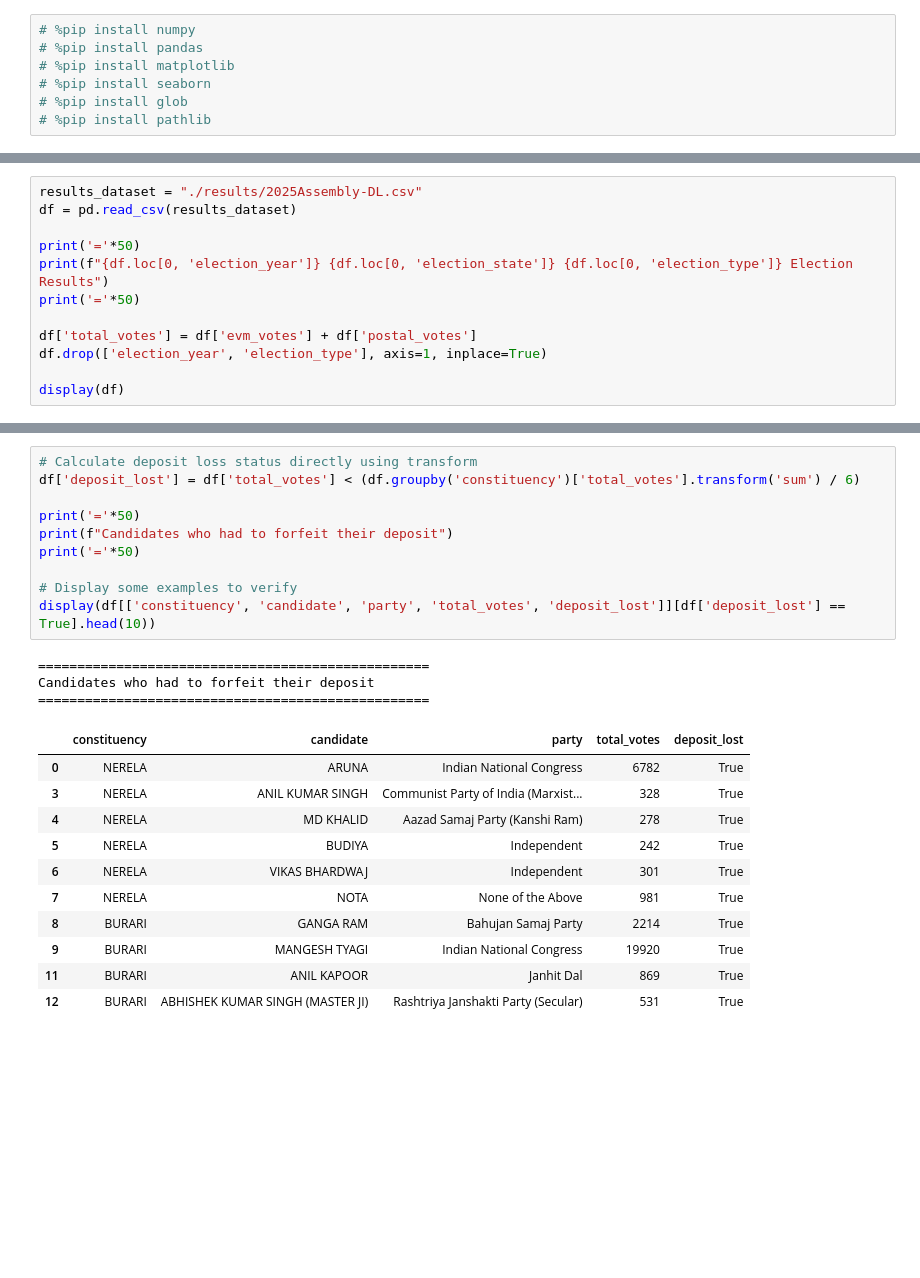
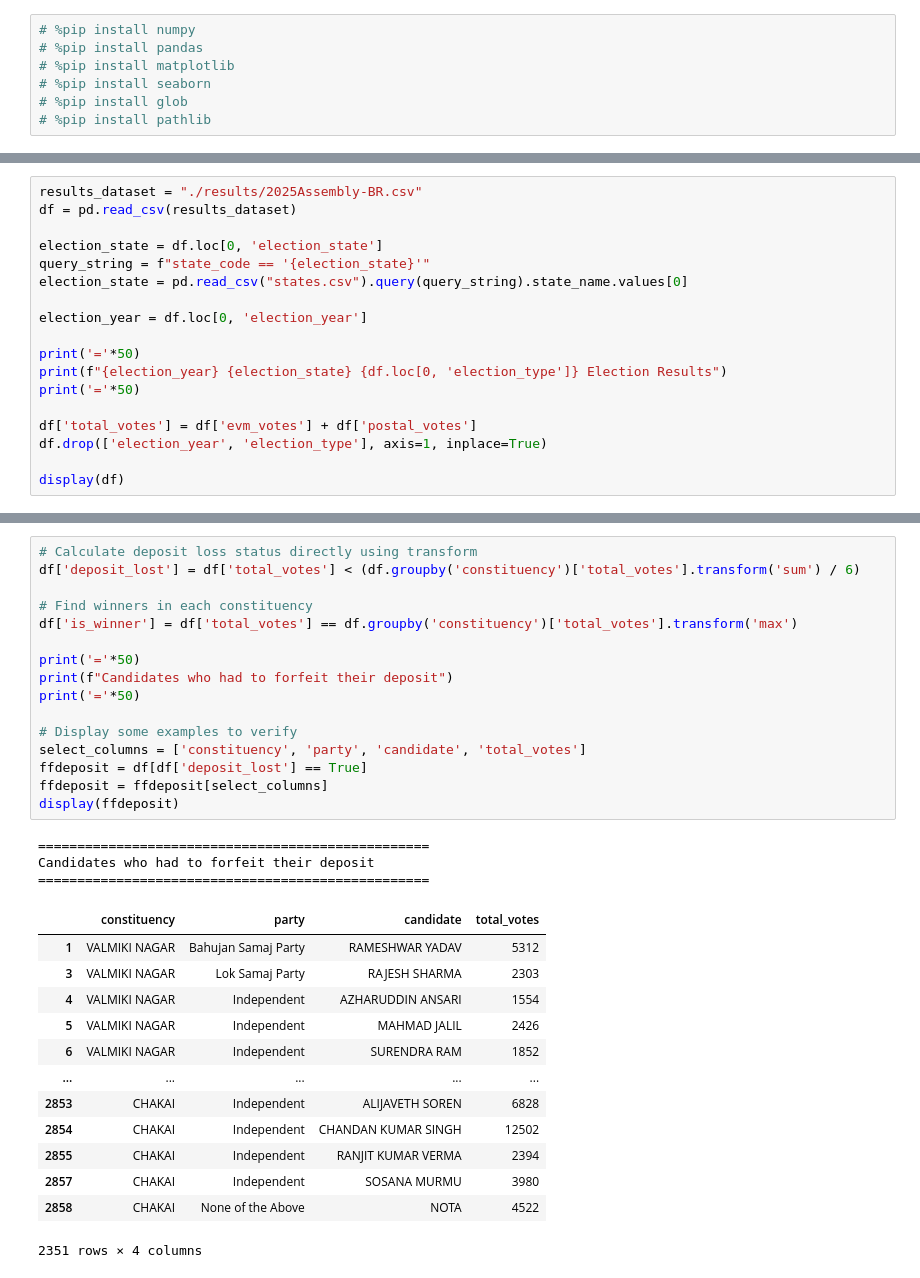
Before and after one commit to thecont1/india-votes-data, a Jupyter notebook: analyse-this.ipynb, the cells around one changed output, grey strips where cells are left out. Saved outputs shown, nothing was run; the diff lists cells and outputs as text; blank space fills up the shorter version.

```diff
--- a/analyse-this.ipynb
+++ b/analyse-this.ipynb
@@ -15,9 +45,15 @@ from pathlib import Path
 # %%
-results_dataset = "./results/2025Assembly-DL.csv"
+results_dataset = "./results/2025Assembly-BR.csv"
 df = pd.read_csv(results_dataset)
 
+election_state = df.loc[0, 'election_state']
+query_string = f"state_code == '{election_state}'"
+election_state = pd.read_csv("states.csv").query(query_string).state_name.values[0]
+
+election_year = df.loc[0, 'election_year']
+
 print('='*50)
-print(f"{df.loc[0, 'election_year']} {df.loc[0, 'election_state']} {df.loc[0, 'election_type']} Election Results")
+print(f"{election_year} {election_state} {df.loc[0, 'election_type']} Election Results")
 print('='*50)
 
 df['total_votes'] = df['evm_votes'] + df['postal_votes']
@@ -121,26 +145,34 @@ Top 50 Winning Candidates and Runners-up by Winning Margin (smallest first)
 # %%
 # Calculate deposit loss status directly using transform
 df['deposit_lost'] = df['total_votes'] < (df.groupby('constituency')['total_votes'].transform('sum') / 6)
+
+# Find winners in each constituency
+df['is_winner'] = df['total_votes'] == df.groupby('constituency')['total_votes'].transform('max')
 
 print('='*50)
 print(f"Candidates who had to forfeit their deposit")
 print('='*50)
 
 # Display some examples to verify
-display(df[['constituency', 'candidate', 'party', 'total_votes', 'deposit_lost']][df['deposit_lost'] == True].head(10))
+select_columns = ['constituency', 'party', 'candidate', 'total_votes']
+ffdeposit = df[df['deposit_lost'] == True]
+ffdeposit = ffdeposit[select_columns]
+display(ffdeposit)
 # %% [output]
 ==================================================
 Candidates who had to forfeit their deposit
 ==================================================
-|  | constituency | candidate | party | total_votes | deposit_lost |
-| 0 | NERELA | ARUNA | Indian National Congress | 6782 | True |
-| 3 | NERELA | ANIL KUMAR SINGH | Communist Party of India (Marxist... | 328 | True |
-| 4 | NERELA | MD KHALID | Aazad Samaj Party (Kanshi Ram) | 278 | True |
-| 5 | NERELA | BUDIYA | Independent | 242 | True |
-| 6 | NERELA | VIKAS BHARDWAJ | Independent | 301 | True |
-| 7 | NERELA | NOTA | None of the Above | 981 | True |
-| 8 | BURARI | GANGA RAM | Bahujan Samaj Party | 2214 | True |
-| 9 | BURARI | MANGESH TYAGI | Indian National Congress | 19920 | True |
-| 11 | BURARI | ANIL KAPOOR | Janhit Dal | 869 | True |
-| 12 | BURARI | ABHISHEK KUMAR SINGH (MASTER JI) | Rashtriya Janshakti Party (Secular) | 531 | True |
+|  | constituency | party | candidate | total_votes |
+| 1 | VALMIKI NAGAR | Bahujan Samaj Party | RAMESHWAR YADAV | 5312 |
+| 3 | VALMIKI NAGAR | Lok Samaj Party | RAJESH SHARMA | 2303 |
+| 4 | VALMIKI NAGAR | Independent | AZHARUDDIN ANSARI | 1554 |
+| 5 | VALMIKI NAGAR | Independent | MAHMAD JALIL | 2426 |
+| 6 | VALMIKI NAGAR | Independent | SURENDRA RAM | 1852 |
+| ... | ... | ... | ... | ... |
+| 2853 | CHAKAI | Independent | ALIJAVETH SOREN | 6828 |
+| 2854 | CHAKAI | Independent | CHANDAN KUMAR SINGH | 12502 |
+| 2855 | CHAKAI | Independent | RANJIT KUMAR VERMA | 2394 |
+| 2857 | CHAKAI | Independent | SOSANA MURMU | 3980 |
+| 2858 | CHAKAI | None of the Above | NOTA | 4522 |
+2351 rows × 4 columns
 # %%
```
Also changed, not shown: parts of 13 cells of this notebook, 3 other files.
